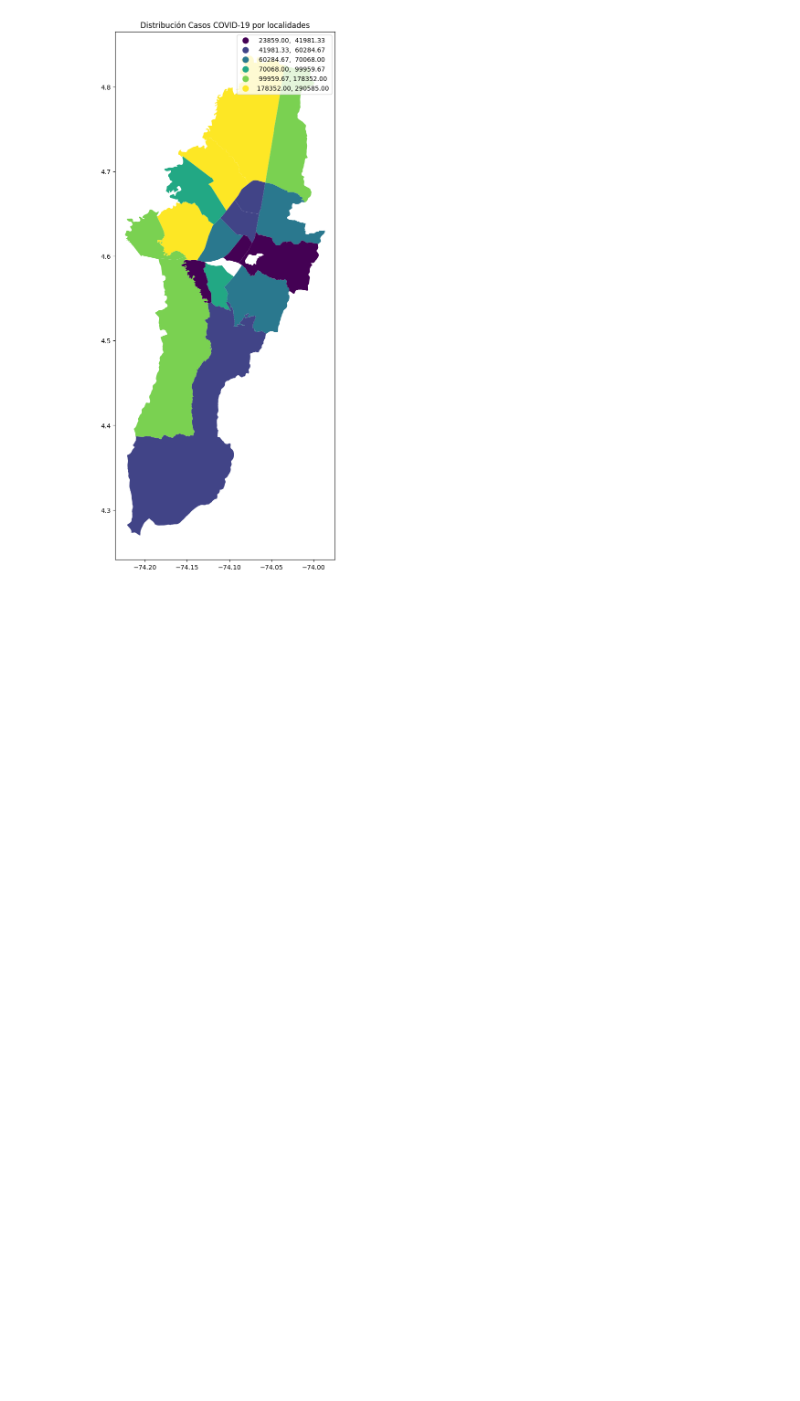
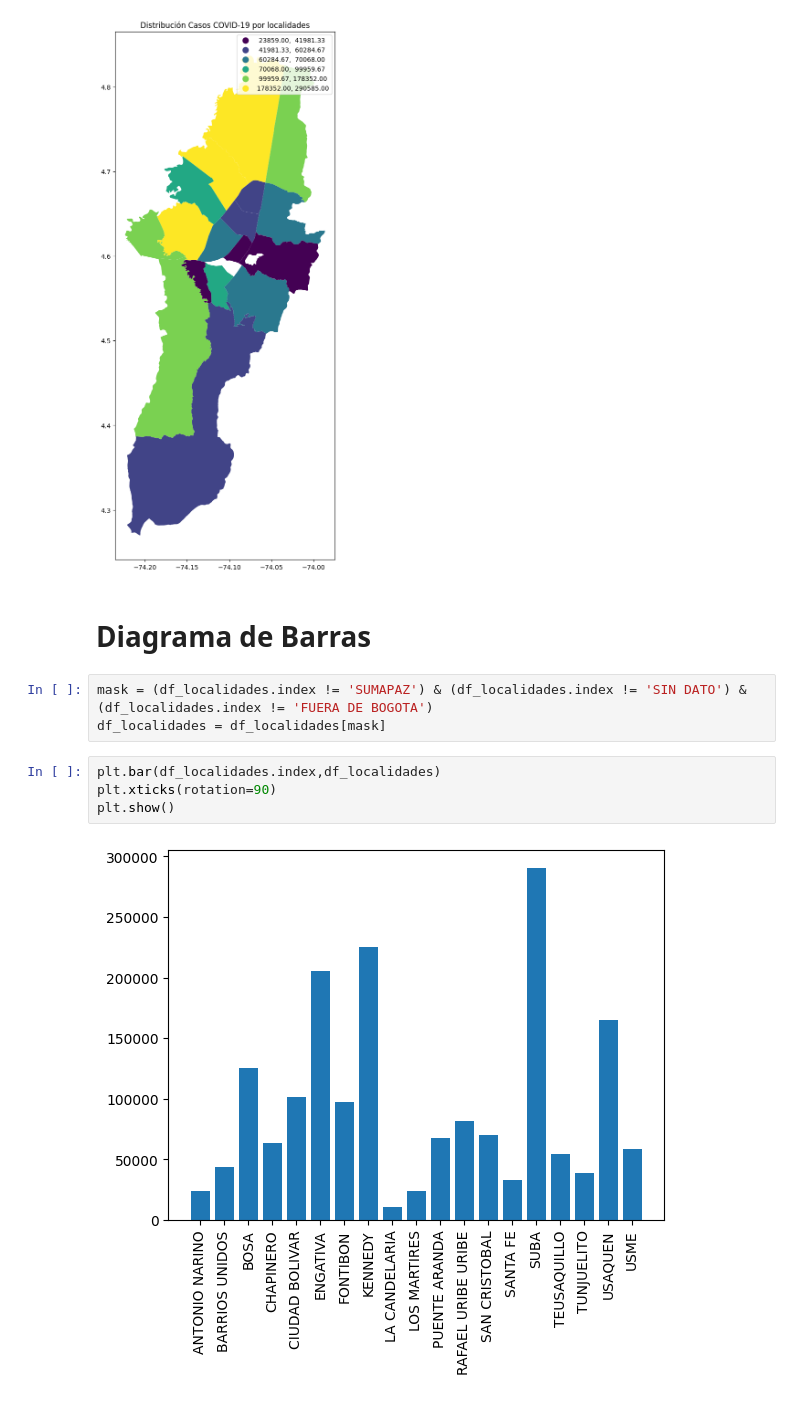
Before and after one commit to ccortesra/EDA-Bogota-COVID, a Jupyter notebook: EDA_Project.ipynb, the cells around one changed output. Cells and saved outputs as stored; diff of their text form; blank space fills up the shorter version.

```diff
--- a/EDA_Project.ipynb
+++ b/EDA_Project.ipynb
@@ -298,3 +304,14 @@ ax
 # %% [output]
 <Axes: title={'center': 'Distribución Casos COVID-19 por localidades'}>
 [figure]
+# %% [markdown]
+# Diagrama de Barras
+# %%
+mask = (df_localidades.index != 'SUMAPAZ') & (df_localidades.index != 'SIN DATO') & (df_localidades.index != 'FUERA DE BOGOTA')
+df_localidades = df_localidades[mask]
+# %%
+plt.bar(df_localidades.index,df_localidades)
+plt.xticks(rotation=90)
+plt.show()
+# %% [output]
+[figure, added]
```
Also changed, not shown: parts of 16 cells of this notebook.
